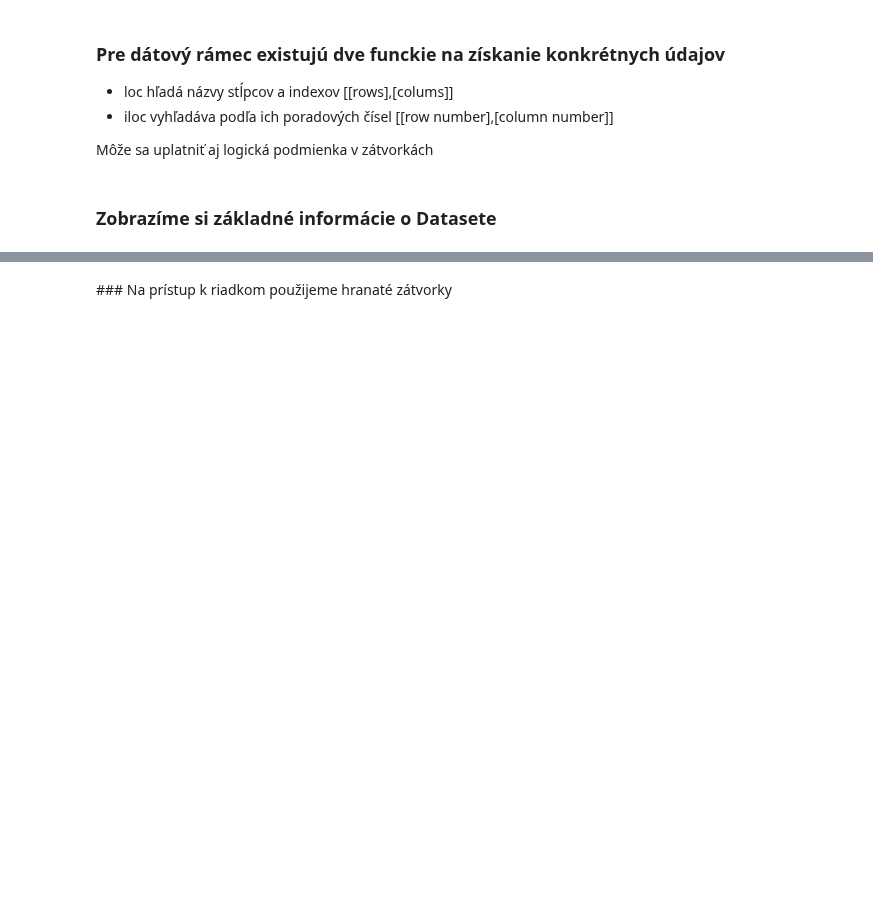
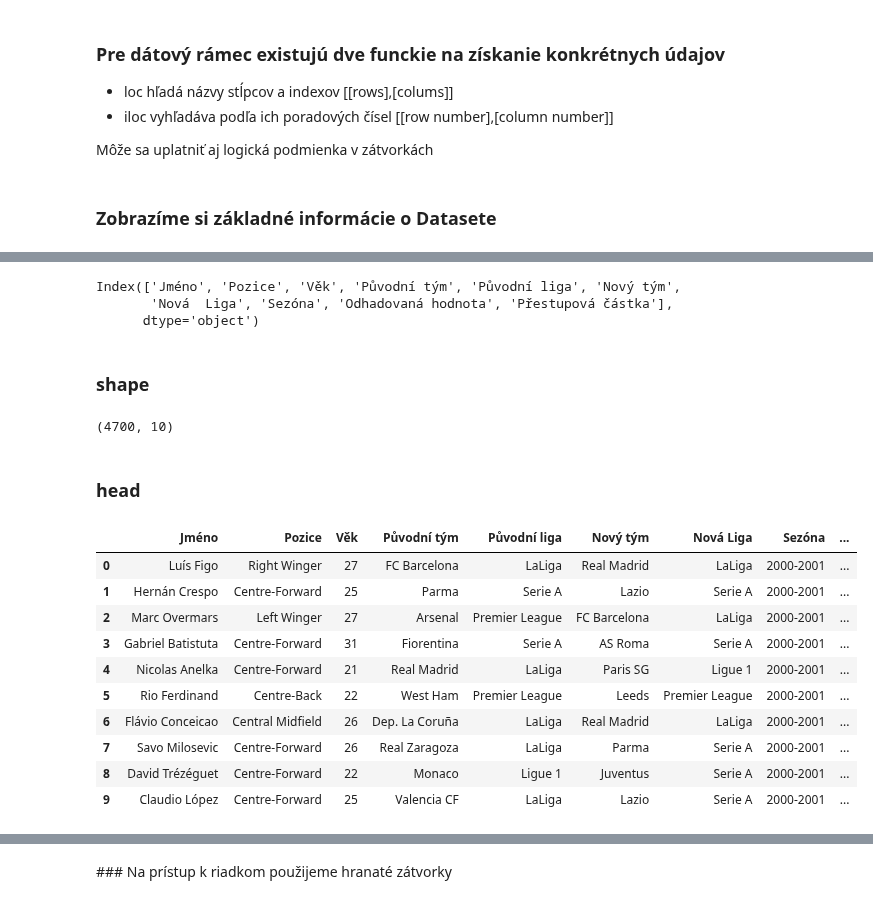
Before and after one commit to Rosko00/Pandas_beginner, a Jupyter notebook: 02_zobrazovanie_udajov.ipynb, the cells around one changed output, grey strips where cells are left out. Saved outputs shown, nothing was run; the diff lists cells and outputs as text; code cells hidden in the pictures; blank space fills up the shorter version.

```diff
--- a/02_zobrazovanie_udajov.ipynb
+++ b/02_zobrazovanie_udajov.ipynb
@@ -42,0 +65,32 @@ memory usage: 367.3+ KB
+# %%
+# Týmto si zobrazíme všetky stĺpce, je to výhoda pokiaľ máme veľa stĺpcov a nezmestia sa nám všetky na monitor
+print (df.columns)
+# %% [output]
+Index(['Jméno', 'Pozice', 'Věk', 'Původní tým', 'Původní liga', 'Nový tým',
+       'Nová  Liga', 'Sezóna', 'Odhadovaná hodnota', 'Přestupová částka'],
+      dtype='object')
+# %% [markdown]
+### shape
+# %%
+# Týmto príkazom si zobrazíme počet riadkov a počet stĺpcov
+print (df.shape)
+# %% [output]
+(4700, 10)
+# %% [markdown]
+### head
+# %%
+# Zobrazíme prvých 10 riadkov datasetu
+df_head = df.head (10)
+display (df_head)
+# %% [output]
+|  | Jméno | Pozice | Věk | Původní tým | Původní liga | Nový tým | Nová Liga | Sezóna | ... |
+| 0 | Luís Figo | Right Winger | 27 | FC Barcelona | LaLiga | Real Madrid | LaLiga | 2000-2001 | ... |
+| 1 | Hernán Crespo | Centre-Forward | 25 | Parma | Serie A | Lazio | Serie A | 2000-2001 | ... |
+| 2 | Marc Overmars | Left Winger | 27 | Arsenal | Premier League | FC Barcelona | LaLiga | 2000-2001 | ... |
+| 3 | Gabriel Batistuta | Centre-Forward | 31 | Fiorentina | Serie A | AS Roma | Serie A | 2000-2001 | ... |
+| 4 | Nicolas Anelka | Centre-Forward | 21 | Real Madrid | LaLiga | Paris SG | Ligue 1 | 2000-2001 | ... |
+| 5 | Rio Ferdinand | Centre-Back | 22 | West Ham | Premier League | Leeds | Premier League | 2000-2001 | ... |
+| 6 | Flávio Conceicao | Central Midfield | 26 | Dep. La Coruña | LaLiga | Real Madrid | LaLiga | 2000-2001 | ... |
+| 7 | Savo Milosevic | Centre-Forward | 26 | Real Zaragoza | LaLiga | Parma | Serie A | 2000-2001 | ... |
+| 8 | David Trézéguet | Centre-Forward | 22 | Monaco | Ligue 1 | Juventus | Serie A | 2000-2001 | ... |
+| 9 | Claudio López | Centre-Forward | 25 | Valencia CF | LaLiga | Lazio | Serie A | 2000-2001 | ... |
```
Also changed, not shown: parts of 40 cells of this notebook.
